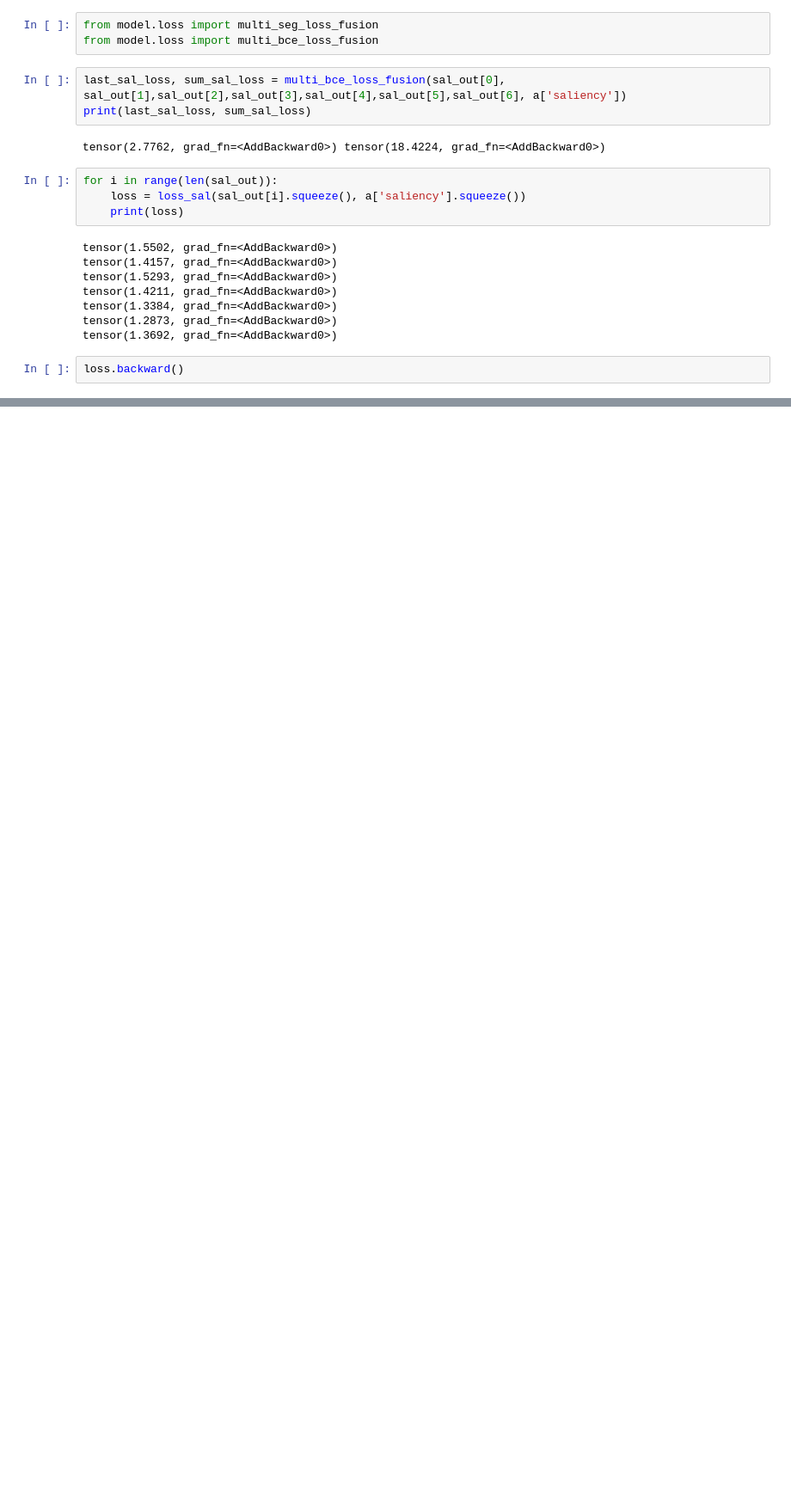
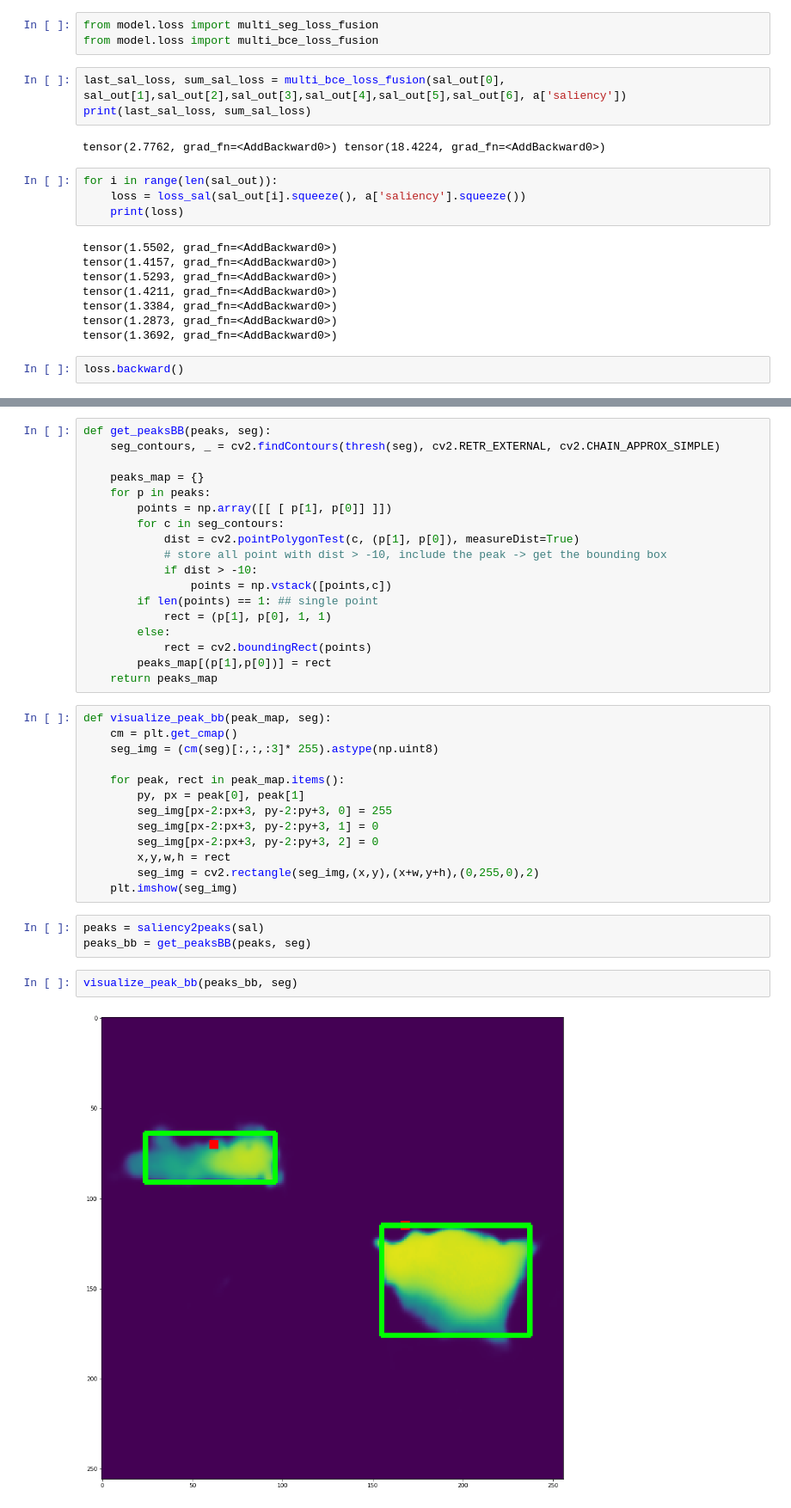
Before and after one commit to ckhui/SaliencySegmentationNet, a Jupyter notebook: Dev.ipynb, the cells around one changed output, grey strips where cells are left out. Shown: that part at 86% size. Drawn from its saved outputs; the diff is of its cells as text; blank space fills up the shorter version.

```diff
--- a/Dev.ipynb
+++ b/Dev.ipynb
@@ -84,0 +248,38 @@ loss.backward()
+# %%
+def get_peaksBB(peaks, seg):
+    seg_contours, _ = cv2.findContours(thresh(seg), cv2.RETR_EXTERNAL, cv2.CHAIN_APPROX_SIMPLE)
+
+    peaks_map = {}
+    for p in peaks:
+        points = np.array([[ [ p[1], p[0]] ]])
+        for c in seg_contours:
+            dist = cv2.pointPolygonTest(c, (p[1], p[0]), measureDist=True)
+            # store all point with dist > -10, include the peak -> get the bounding box
+            if dist > -10:
+                points = np.vstack([points,c])
+        if len(points) == 1: ## single point
+            rect = (p[1], p[0], 1, 1)
+        else:
+            rect = cv2.boundingRect(points)
+        peaks_map[(p[1],p[0])] = rect
+    return peaks_map
+# %%
+def visualize_peak_bb(peak_map, seg):
+    cm = plt.get_cmap()
+    seg_img = (cm(seg)[:,:,:3]* 255).astype(np.uint8)
+
+    for peak, rect in peak_map.items():
+        py, px = peak[0], peak[1]
+        seg_img[px-2:px+3, py-2:py+3, 0] = 255
+        seg_img[px-2:px+3, py-2:py+3, 1] = 0
+        seg_img[px-2:px+3, py-2:py+3, 2] = 0
+        x,y,w,h = rect
+        seg_img = cv2.rectangle(seg_img,(x,y),(x+w,y+h),(0,255,0),2)
+    plt.imshow(seg_img)
+# %%
+peaks = saliency2peaks(sal)
+peaks_bb = get_peaksBB(peaks, seg)
+# %%
+visualize_peak_bb(peaks_bb, seg)
+# %% [output]
+[figure, added]
```
Also changed, not shown: parts of 30 cells of this notebook.
